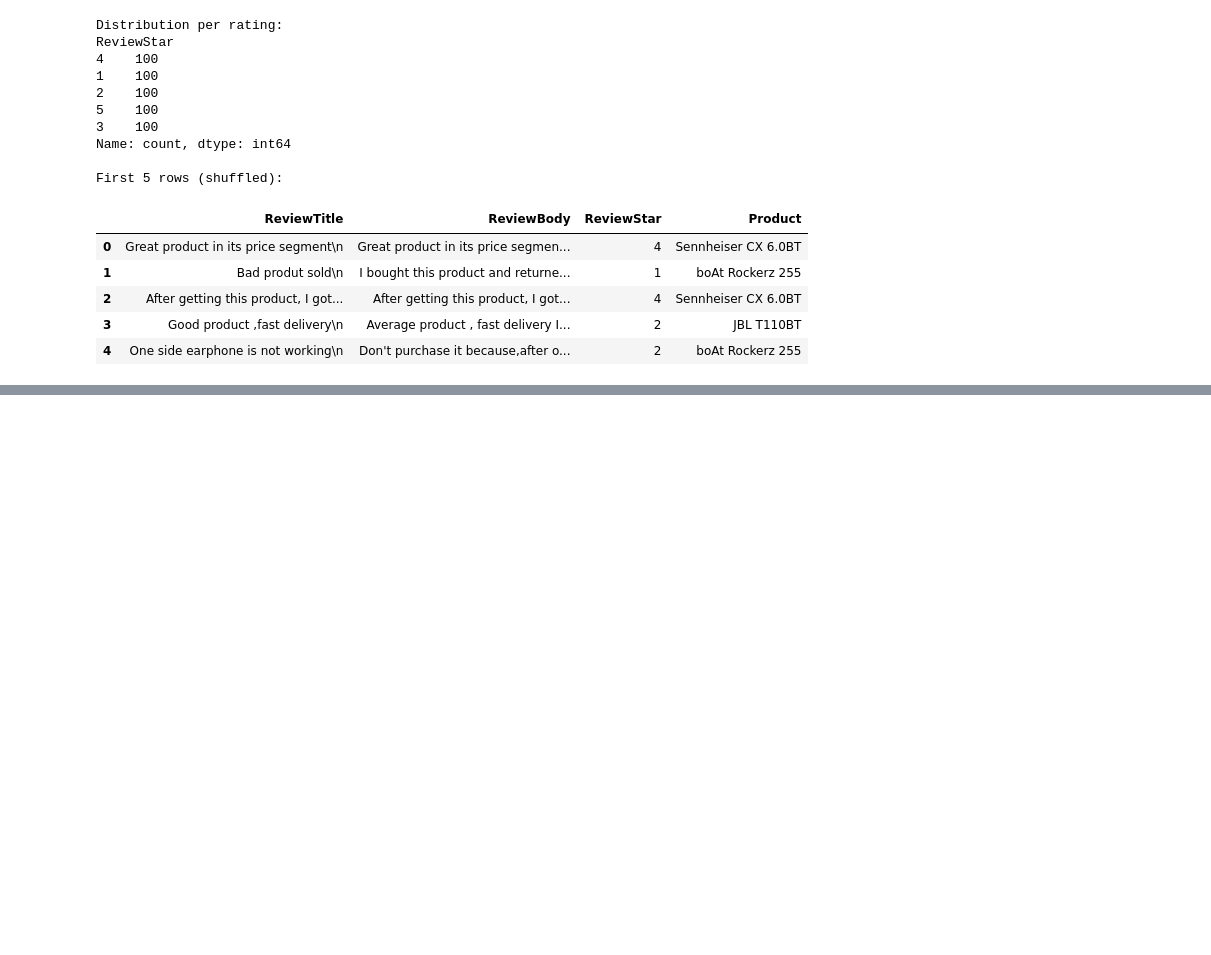
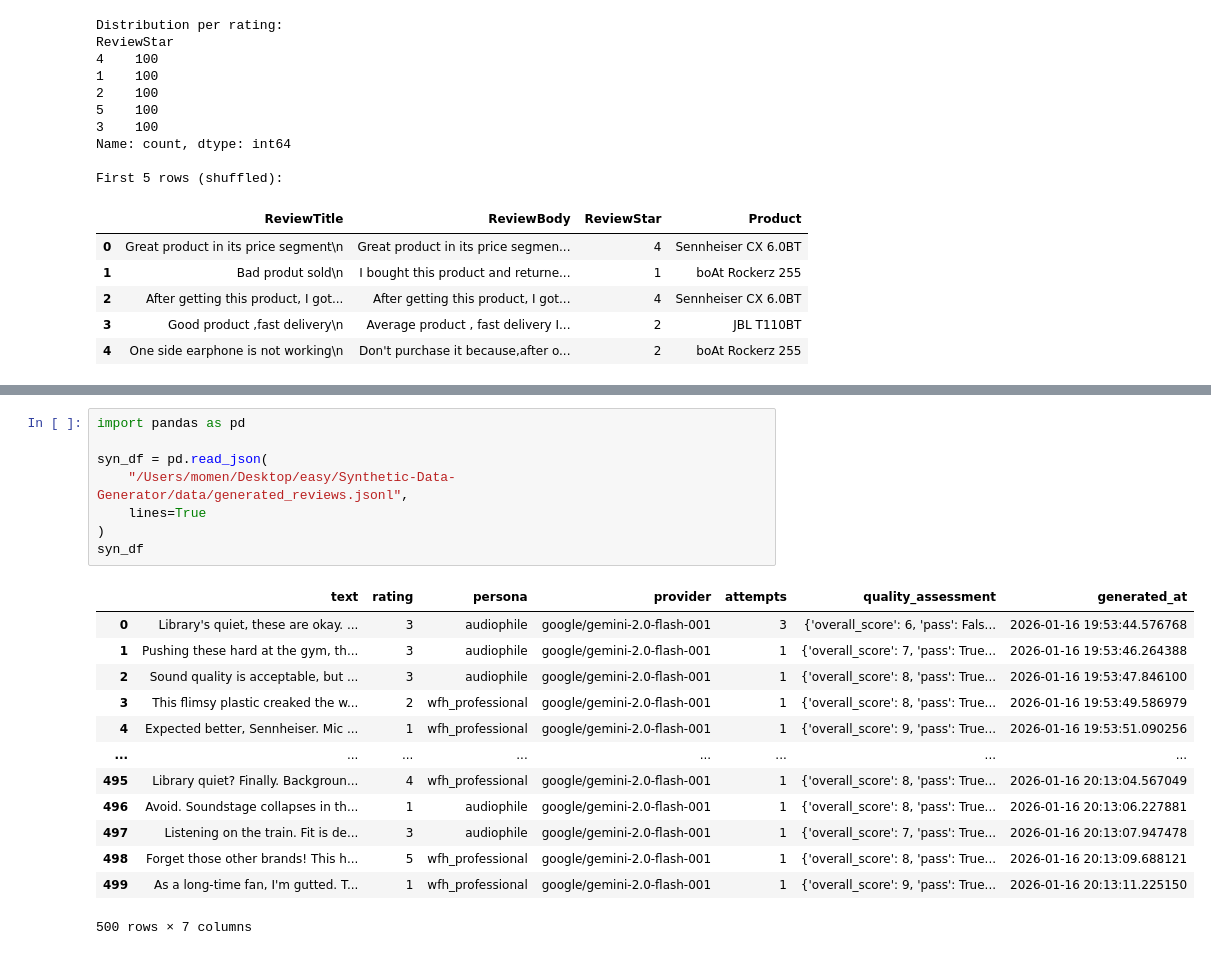
Before and after one commit to momenashra/Synthetic-data-generator, a Jupyter notebook: data/data_investegations.ipynb, the cells around one changed output, grey strips where cells are left out. Cells and saved outputs as stored; diff of their text form; blank space fills up the shorter version.

```diff
--- a/data/data_investegations.ipynb
+++ b/data/data_investegations.ipynb
@@ -145,0 +217,22 @@ First 5 rows (shuffled):
+# %%
+import pandas as pd
+
+syn_df = pd.read_json(
+    "/Users/momen/Desktop/easy/Synthetic-Data-Generator/data/generated_reviews.jsonl",
+    lines=True
+)
+syn_df
+# %% [output]
+|  | text | rating | persona | provider | attempts | quality_assessment | generated_at |
+| 0 | Library's quiet, these are okay. ... | 3 | audiophile | google/gemini-2.0-flash-001 | 3 | {'overall_score': 6, 'pass': Fals... | 2026-01-16 19:53:44.576768 |
+| 1 | Pushing these hard at the gym, th... | 3 | audiophile | google/gemini-2.0-flash-001 | 1 | {'overall_score': 7, 'pass': True... | 2026-01-16 19:53:46.264388 |
+| 2 | Sound quality is acceptable, but ... | 3 | audiophile | google/gemini-2.0-flash-001 | 1 | {'overall_score': 8, 'pass': True... | 2026-01-16 19:53:47.846100 |
+| 3 | This flimsy plastic creaked the w... | 2 | wfh_professional | google/gemini-2.0-flash-001 | 1 | {'overall_score': 8, 'pass': True... | 2026-01-16 19:53:49.586979 |
+| 4 | Expected better, Sennheiser. Mic ... | 1 | wfh_professional | google/gemini-2.0-flash-001 | 1 | {'overall_score': 9, 'pass': True... | 2026-01-16 19:53:51.090256 |
+| ... | ... | ... | ... | ... | ... | ... | ... |
+| 495 | Library quiet? Finally. Backgroun... | 4 | wfh_professional | google/gemini-2.0-flash-001 | 1 | {'overall_score': 8, 'pass': True... | 2026-01-16 20:13:04.567049 |
+| 496 | Avoid. Soundstage collapses in th... | 1 | audiophile | google/gemini-2.0-flash-001 | 1 | {'overall_score': 8, 'pass': True... | 2026-01-16 20:13:06.227881 |
+| 497 | Listening on the train. Fit is de... | 3 | audiophile | google/gemini-2.0-flash-001 | 1 | {'overall_score': 7, 'pass': True... | 2026-01-16 20:13:07.947478 |
+| 498 | Forget those other brands! This h... | 5 | wfh_professional | google/gemini-2.0-flash-001 | 1 | {'overall_score': 8, 'pass': True... | 2026-01-16 20:13:09.688121 |
+| 499 | As a long-time fan, I'm gutted. T... | 1 | wfh_professional | google/gemini-2.0-flash-001 | 1 | {'overall_score': 9, 'pass': True... | 2026-01-16 20:13:11.225150 |
+500 rows × 7 columns
```
Also changed, not shown: parts of 6 cells of this notebook, 27 other files.
